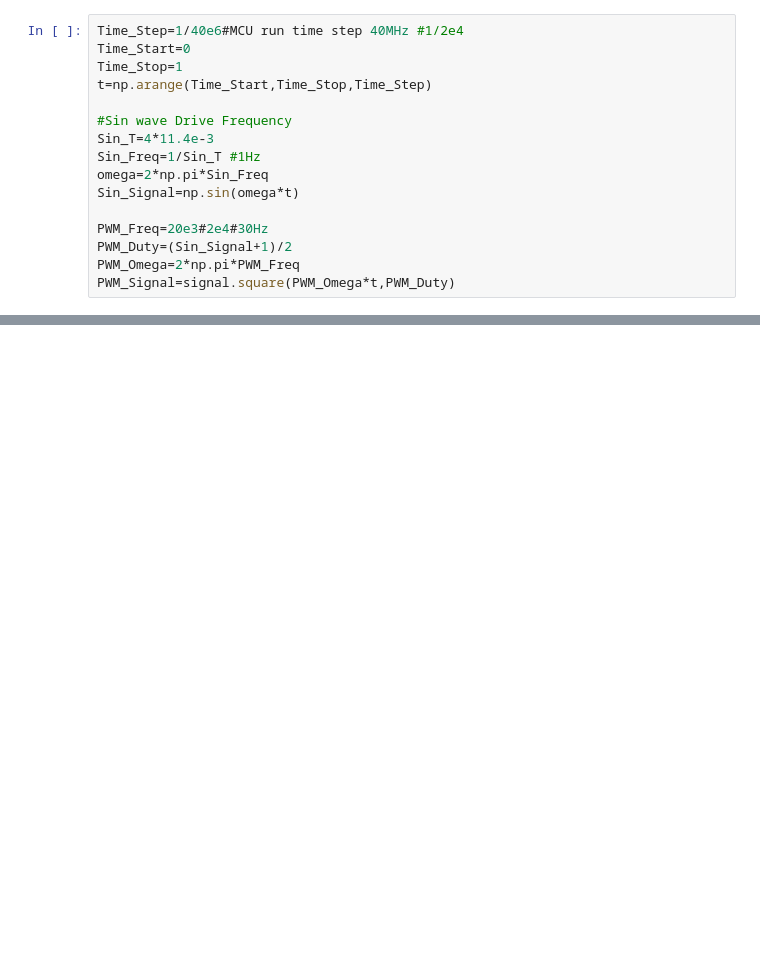
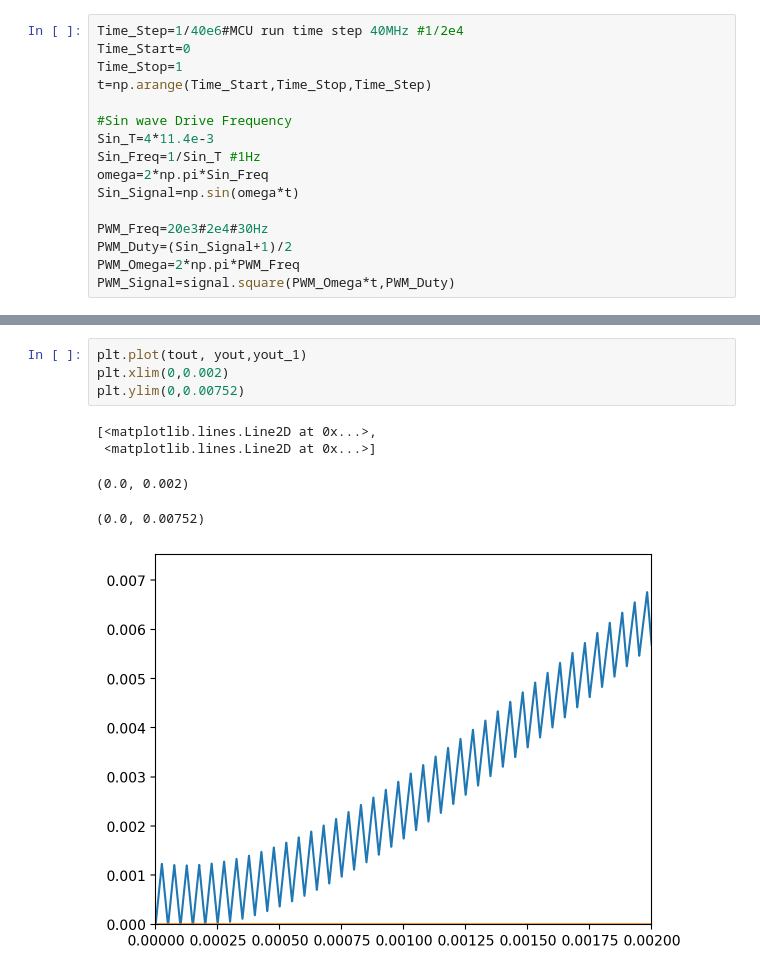
Before and after one commit to AndyMBD/mordern_control, a Jupyter notebook: Automatic_Control_Systems_10th_Benjamin_ C_Kuo/RL_Circuit_Transfer_sympy_to_scipy.ipynb, the cells around one changed output, grey strips where cells are left out. Drawn from its saved outputs; the diff is of its cells as text; blank space fills up the shorter version.

```diff
--- a/Automatic_Control_Systems_10th_Benjamin_ C_Kuo/RL_Circuit_Transfer_sympy_to_scipy.ipynb
+++ b/Automatic_Control_Systems_10th_Benjamin_ C_Kuo/RL_Circuit_Transfer_sympy_to_scipy.ipynb
@@ -138,0 +141,10 @@ TypeError: cannot unpack non-iterable int object
+# %%
+plt.plot(tout, yout,yout_1)
+plt.xlim(0,0.002)
+plt.ylim(0,0.00752)
+# %% [output]
+[<matplotlib.lines.Line2D at 0x...>,
+ <matplotlib.lines.Line2D at 0x...>]
+(0.0, 0.002)
+(0.0, 0.00752)
+[figure, added]
```
Also changed, not shown: parts of 7 cells of this notebook.
